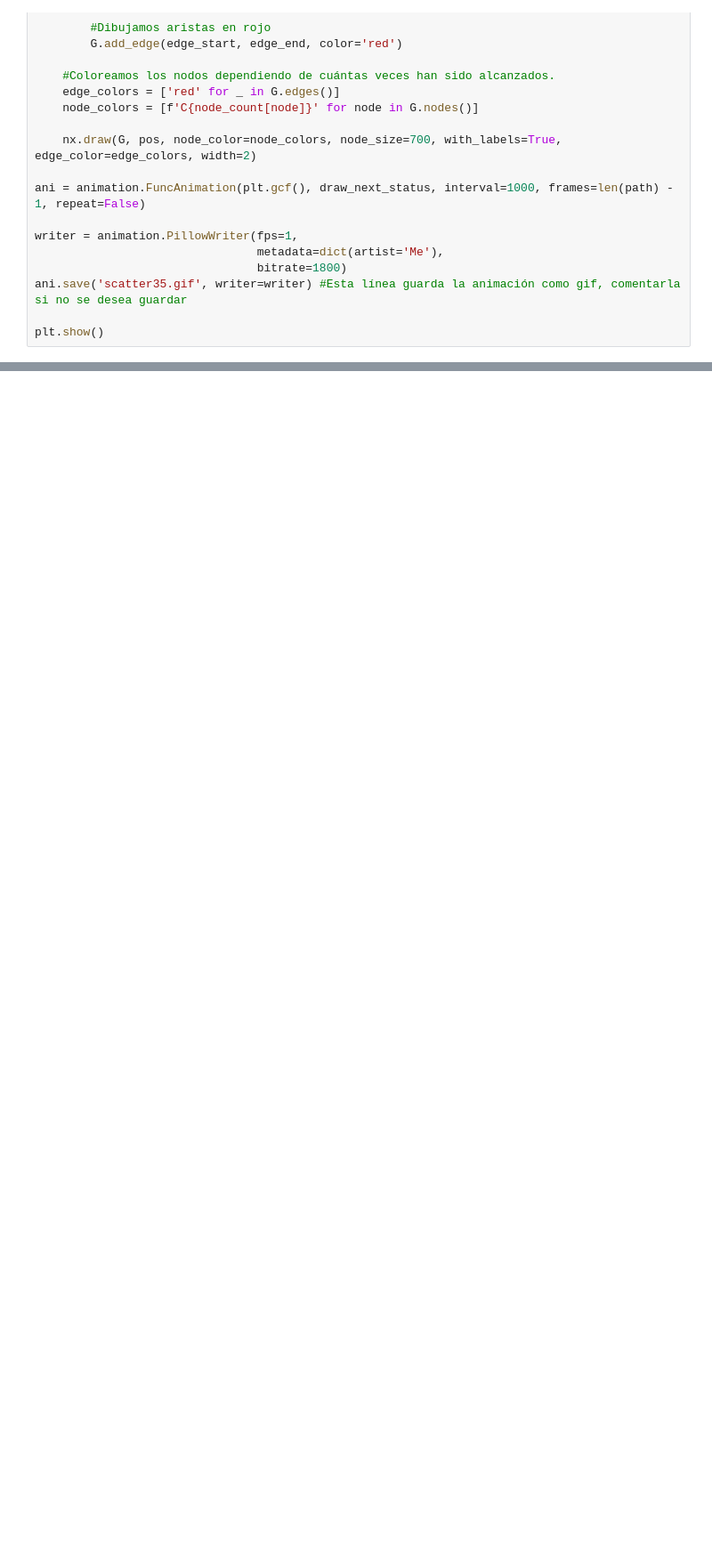
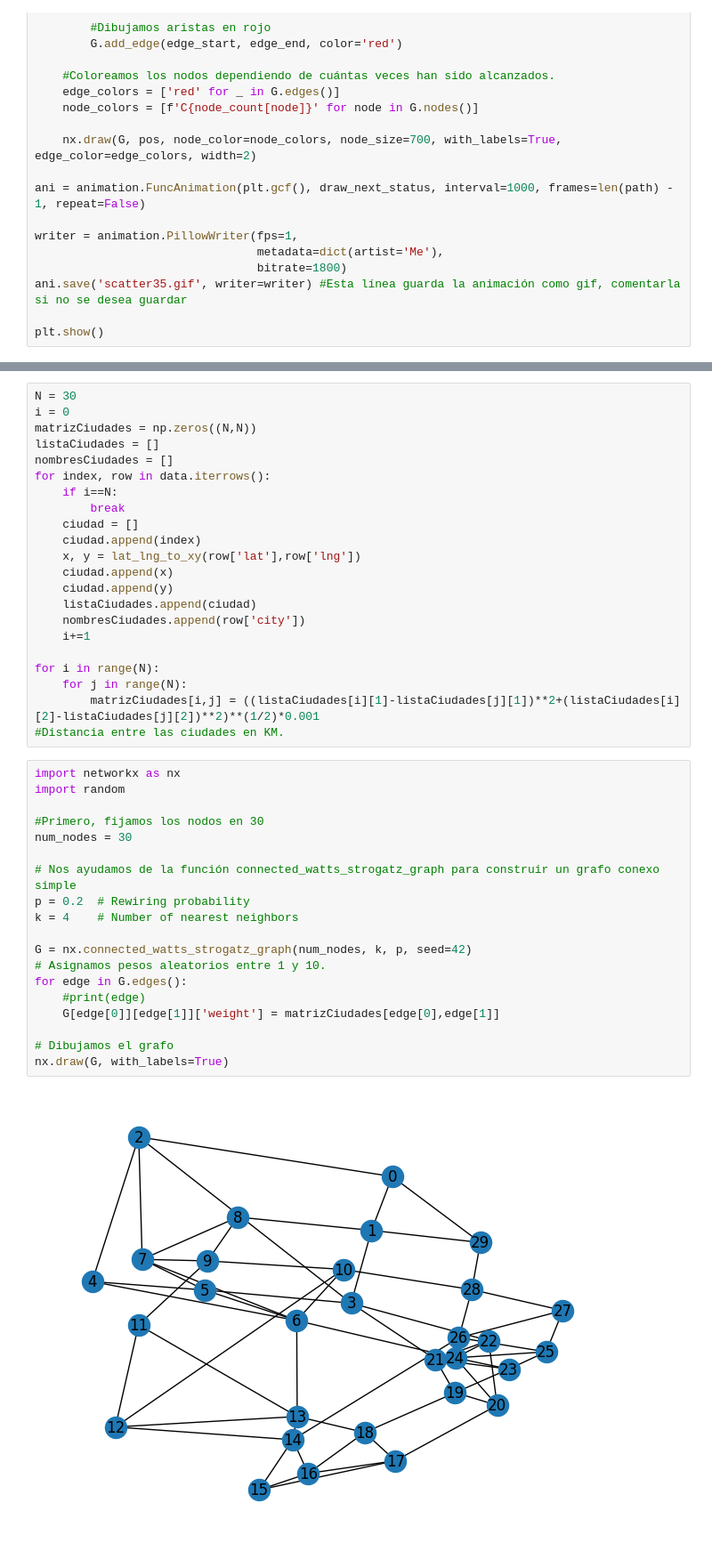
Before and after one commit to BrunoSkarmeta/CPP-SA, a Jupyter notebook: algoritmo.ipynb, the cells around one changed output, grey strips where cells are left out. Shown at 89% size. Saved outputs shown, nothing was run; the diff lists cells and outputs as text; blank space fills up the shorter version.

```diff
--- a/algoritmo.ipynb
+++ b/algoritmo.ipynb
@@ -961,0 +1016,43 @@ plt.show()
+# %%
+N = 30
+i = 0
+matrizCiudades = np.zeros((N,N))
+listaCiudades = []
+nombresCiudades = []
+for index, row in data.iterrows():
+    if i==N:
+        break
+    ciudad = []
+    ciudad.append(index)
+    x, y = lat_lng_to_xy(row['lat'],row['lng'])
+    ciudad.append(x)
+    ciudad.append(y)
+    listaCiudades.append(ciudad)
+    nombresCiudades.append(row['city'])
+    i+=1
+
+for i in range(N):
+    for j in range(N):
+        matrizCiudades[i,j] = ((listaCiudades[i][1]-listaCiudades[j][1])**2+(listaCiudades[i][2]-listaCiudades[j][2])**2)**(1/2)*0.001
+#Distancia entre las ciudades en KM.
+# %%
+import networkx as nx
+import random
+
+#Primero, fijamos los nodos en 30
+num_nodes = 30
+
+# Nos ayudamos de la función connected_watts_strogatz_graph para construir un grafo conexo simple
+p = 0.2  # Rewiring probability
+k = 4    # Number of nearest neighbors
+
+G = nx.connected_watts_strogatz_graph(num_nodes, k, p, seed=42)
+# Asignamos pesos aleatorios entre 1 y 10.
+for edge in G.edges():
+    #print(edge)
+    G[edge[0]][edge[1]]['weight'] = matrizCiudades[edge[0],edge[1]]
+
+# Dibujamos el grafo
+nx.draw(G, with_labels=True)
+# %% [output]
+[figure, added]
```
Also changed, not shown: parts of 18 cells of this notebook, 1 other file.
